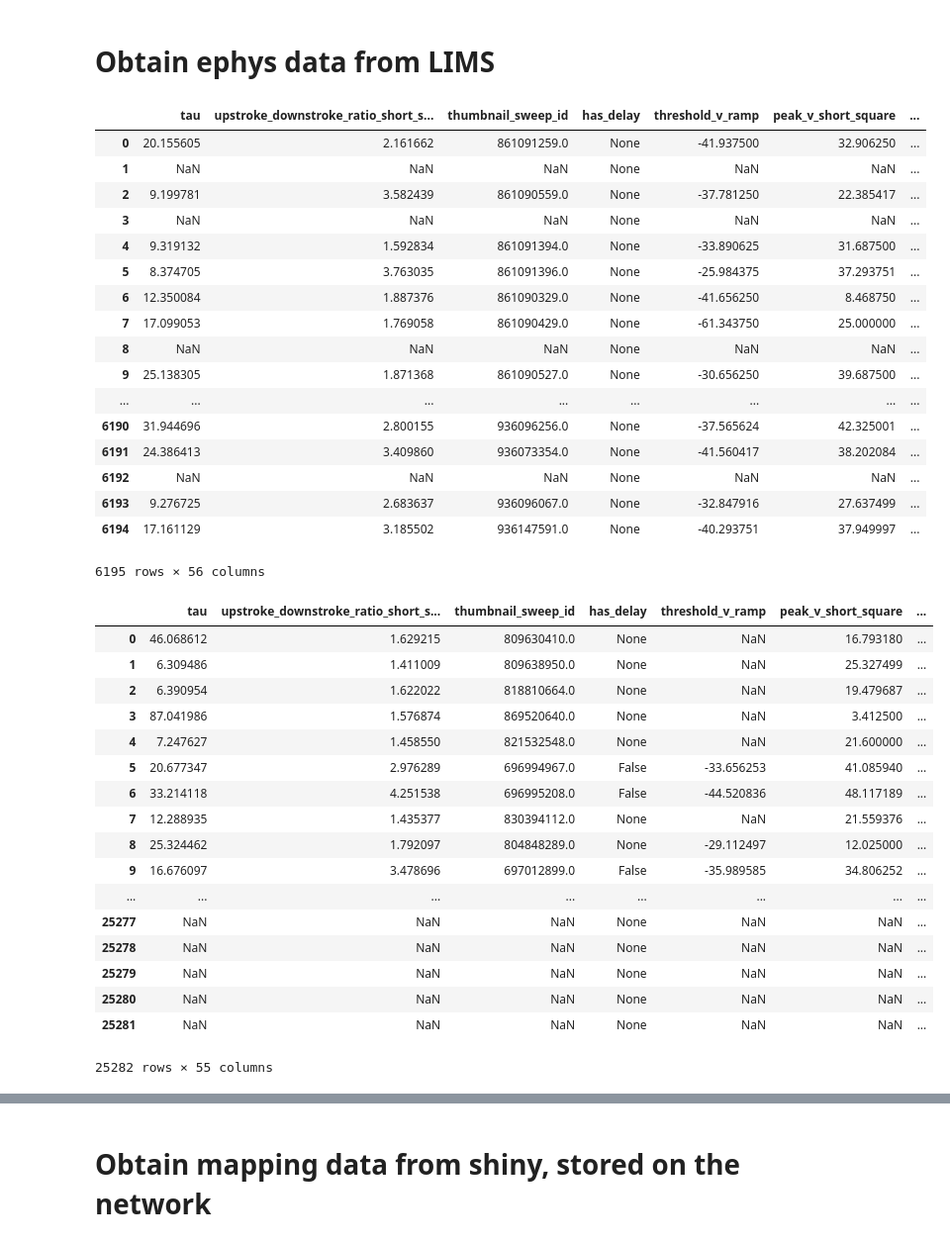
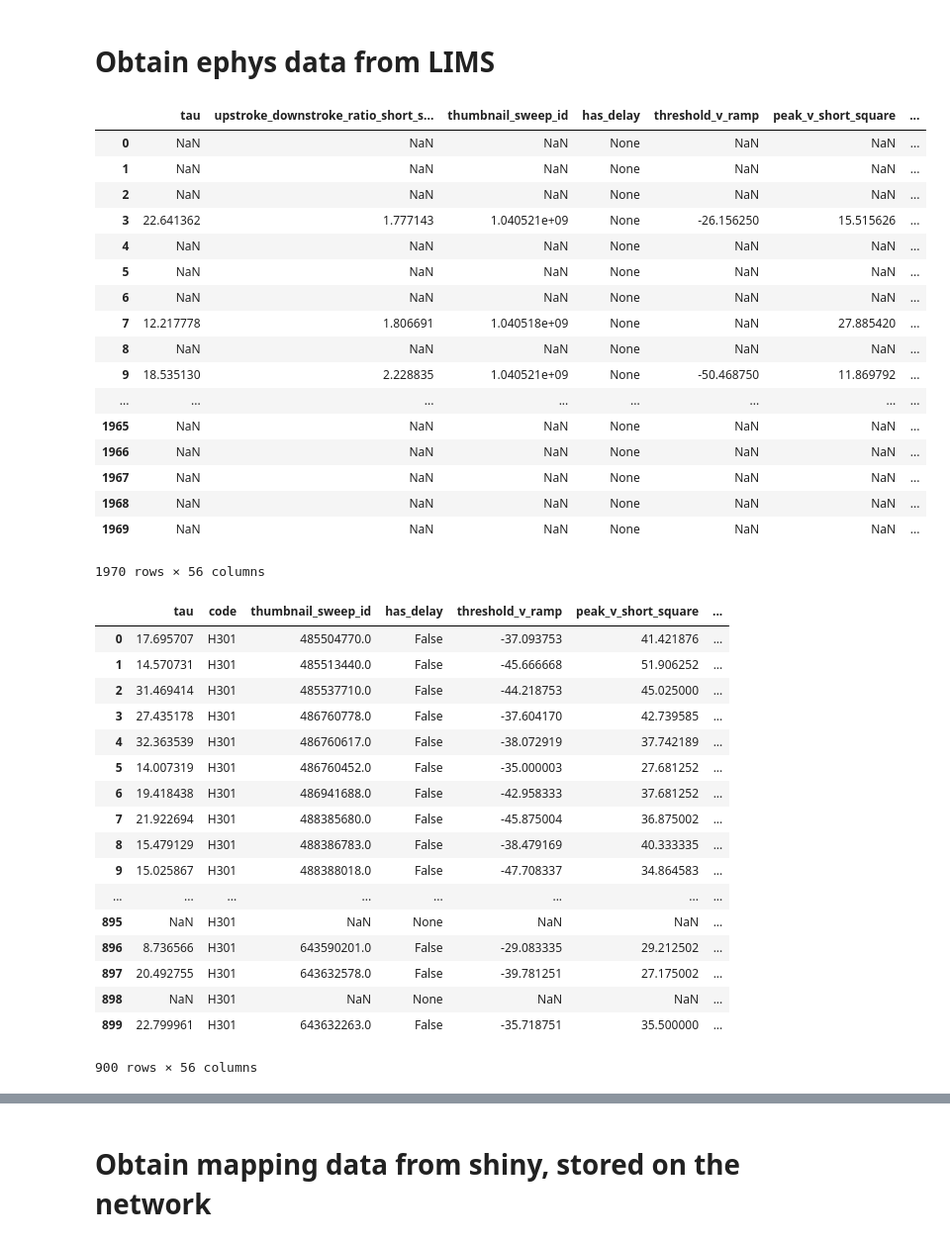
Before and after one commit to lindsayng/analysis, a Jupyter notebook: hIVSCC_Ephys_Shiny_Merging.ipynb, the cells around one changed output, grey strips where cells are left out. Shown at 99% size. Cells and saved outputs as stored; diff of their text form; code cells hidden in the pictures.

```diff
--- a/hIVSCC_Ephys_Shiny_Merging.ipynb
+++ b/hIVSCC_Ephys_Shiny_Merging.ipynb
@@ -66,59 +66,60 @@ FROM specimens cell
 JOIN ephys_roi_results err ON cell.ephys_roi_result_id = err.id
 JOIN projects proj ON cell.project_id = proj.id
 LEFT JOIN ephys_features ef on ef.specimen_id = cell.id
-WHERE SUBSTRING(cell.patched_cell_container FROM 6 FOR 6) BETWEEN '180101' AND '190830'
-AND proj.code in ('mIVSCC-MET', 'T301')"""
+WHERE SUBSTRING(cell.patched_cell_container FROM 6 FOR 6) BETWEEN '180101' AND '999999'
+AND proj.code in ('hIVSCC-MET', 'hIVSCC-METc')"""
 
 lims_df = get_lims_dataframe(q)
 lims_df
 # %% [output]
 |  | tau | upstroke_downstroke_ratio_short_s... | thumbnail_sweep_id | has_delay | threshold_v_ramp | peak_v_short_square | ... |
-| 0 | 20.155605 | 2.161662 | 861091259.0 | None | -41.937500 | 32.906250 | ... |
+| 0 | NaN | NaN | NaN | None | NaN | NaN | ... |
 | 1 | NaN | NaN | NaN | None | NaN | NaN | ... |
-| 2 | 9.199781 | 3.582439 | 861090559.0 | None | -37.781250 | 22.385417 | ... |
-| 3 | NaN | NaN | NaN | None | NaN | NaN | ... |
-| 4 | 9.319132 | 1.592834 | 861091394.0 | None | -33.890625 | 31.687500 | ... |
-| 5 | 8.374705 | 3.763035 | 861091396.0 | None | -25.984375 | 37.293751 | ... |
-| 6 | 12.350084 | 1.887376 | 861090329.0 | None | -41.656250 | 8.468750 | ... |
-| 7 | 17.099053 | 1.769058 | 861090429.0 | None | -61.343750 | 25.000000 | ... |
+| 2 | NaN | NaN | NaN | None | NaN | NaN | ... |
+| 3 | 22.641362 | 1.777143 | 1.040521e+09 | None | -26.156250 | 15.515626 | ... |
+| 4 | NaN | NaN | NaN | None | NaN | NaN | ... |
+| 5 | NaN | NaN | NaN | None | NaN | NaN | ... |
+| 6 | NaN | NaN | NaN | None | NaN | NaN | ... |
+| 7 | 12.217778 | 1.806691 | 1.040518e+09 | None | NaN | 27.885420 | ... |
 | 8 | NaN | NaN | NaN | None | NaN | NaN | ... |
-| 9 | 25.138305 | 1.871368 | 861090527.0 | None | -30.656250 | 39.687500 | ... |
+| 9 | 18.535130 | 2.228835 | 1.040521e+09 | None | -50.468750 | 11.869792 | ... |
 | ... | ... | ... | ... | ... | ... | ... | ... |
-| 6190 | 31.944696 | 2.800155 | 936096256.0 | None | -37.565624 | 42.325001 | ... |
-| 6191 | 24.386413 | 3.409860 | 936073354.0 | None | -41.560417 | 38.202084 | ... |
-| 6192 | NaN | NaN | NaN | None | NaN | NaN | ... |
-| 6193 | 9.276725 | 2.683637 | 936096067.0 | None | -32.847916 | 27.637499 | ... |
-| 6194 | 17.161129 | 3.185502 | 936147591.0 | None | -40.293751 | 37.949997 | ... |
+| 1965 | NaN | NaN | NaN | None | NaN | NaN | ... |
+| 1966 | NaN | NaN | NaN | None | NaN | NaN | ... |
+| 1967 | NaN | NaN | NaN | None | NaN | NaN | ... |
+| 1968 | NaN | NaN | NaN | None | NaN | NaN | ... |
+| 1969 | NaN | NaN | NaN | None | NaN | NaN | ... |
-6195 rows × 56 columns
+1970 rows × 56 columns
 # %%
 q = """
 SELECT cell.name,
 cell.id,
+proj.code,
 ef.*
 FROM specimens cell
 JOIN ephys_roi_results err ON cell.ephys_roi_result_id = err.id
 JOIN projects proj ON cell.project_id = proj.id
 LEFT JOIN ephys_features ef on ef.specimen_id = cell.id
-AND proj.code in ('mIVSCC-MET')"""
+WHERE proj.code = 'H301'"""
 
 lims_df = get_lims_dataframe(q)
 lims_df
 # %% [output]
-|  | tau | upstroke_downstroke_ratio_short_s... | thumbnail_sweep_id | has_delay | threshold_v_ramp | peak_v_short_square | ... |
-| 0 | 46.068612 | 1.629215 | 809630410.0 | None | NaN | 16.793180 | ... |
-| 1 | 6.309486 | 1.411009 | 809638950.0 | None | NaN | 25.327499 | ... |
-| 2 | 6.390954 | 1.622022 | 818810664.0 | None | NaN | 19.479687 | ... |
-| 3 | 87.041986 | 1.576874 | 869520640.0 | None | NaN | 3.412500 | ... |
-| 4 | 7.247627 | 1.458550 | 821532548.0 | None | NaN | 21.600000 | ... |
-| 5 | 20.677347 | 2.976289 | 696994967.0 | False | -33.656253 | 41.085940 | ... |
-| 6 | 33.214118 | 4.251538 | 696995208.0 | False | -44.520836 | 48.117189 | ... |
-| 7 | 12.288935 | 1.435377 | 830394112.0 | None | NaN | 21.559376 | ... |
-| 8 | 25.324462 | 1.792097 | 804848289.0 | None | -29.112497 | 12.025000 | ... |
-| 9 | 16.676097 | 3.478696 | 697012899.0 | False | -35.989585 | 34.806252 | ... |
+|  | tau | code | thumbnail_sweep_id | has_delay | threshold_v_ramp | peak_v_short_square | ... |
+| 0 | 17.695707 | H301 | 485504770.0 | False | -37.093753 | 41.421876 | ... |
+| 1 | 14.570731 | H301 | 485513440.0 | False | -45.666668 | 51.906252 | ... |
+| 2 | 31.469414 | H301 | 485537710.0 | False | -44.218753 | 45.025000 | ... |
+| 3 | 27.435178 | H301 | 486760778.0 | False | -37.604170 | 42.739585 | ... |
+| 4 | 32.363539 | H301 | 486760617.0 | False | -38.072919 | 37.742189 | ... |
+| 5 | 14.007319 | H301 | 486760452.0 | False | -35.000003 | 27.681252 | ... |
+| 6 | 19.418438 | H301 | 486941688.0 | False | -42.958333 | 37.681252 | ... |
+| 7 | 21.922694 | H301 | 488385680.0 | False | -45.875004 | 36.875002 | ... |
+| 8 | 15.479129 | H301 | 488386783.0 | False | -38.479169 | 40.333335 | ... |
+| 9 | 15.025867 | H301 | 488388018.0 | False | -47.708337 | 34.864583 | ... |
 | ... | ... | ... | ... | ... | ... | ... | ... |
-| 25277 | NaN | NaN | NaN | None | NaN | NaN | ... |
-| 25278 | NaN | NaN | NaN | None | NaN | NaN | ... |
-| 25279 | NaN | NaN | NaN | None | NaN | NaN | ... |
-| 25280 | NaN | NaN | NaN | None | NaN | NaN | ... |
-| 25281 | NaN | NaN | NaN | None | NaN | NaN | ... |
+| 895 | NaN | H301 | NaN | None | NaN | NaN | ... |
+| 896 | 8.736566 | H301 | 643590201.0 | False | -29.083335 | 29.212502 | ... |
+| 897 | 20.492755 | H301 | 643632578.0 | False | -39.781251 | 27.175002 | ... |
+| 898 | NaN | H301 | NaN | None | NaN | NaN | ... |
+| 899 | 22.799961 | H301 | 643632263.0 | False | -35.718751 | 35.500000 | ... |
-25282 rows × 55 columns
+900 rows × 56 columns
```
Also changed, not shown: parts of 17 cells of this notebook, 1 other file.
